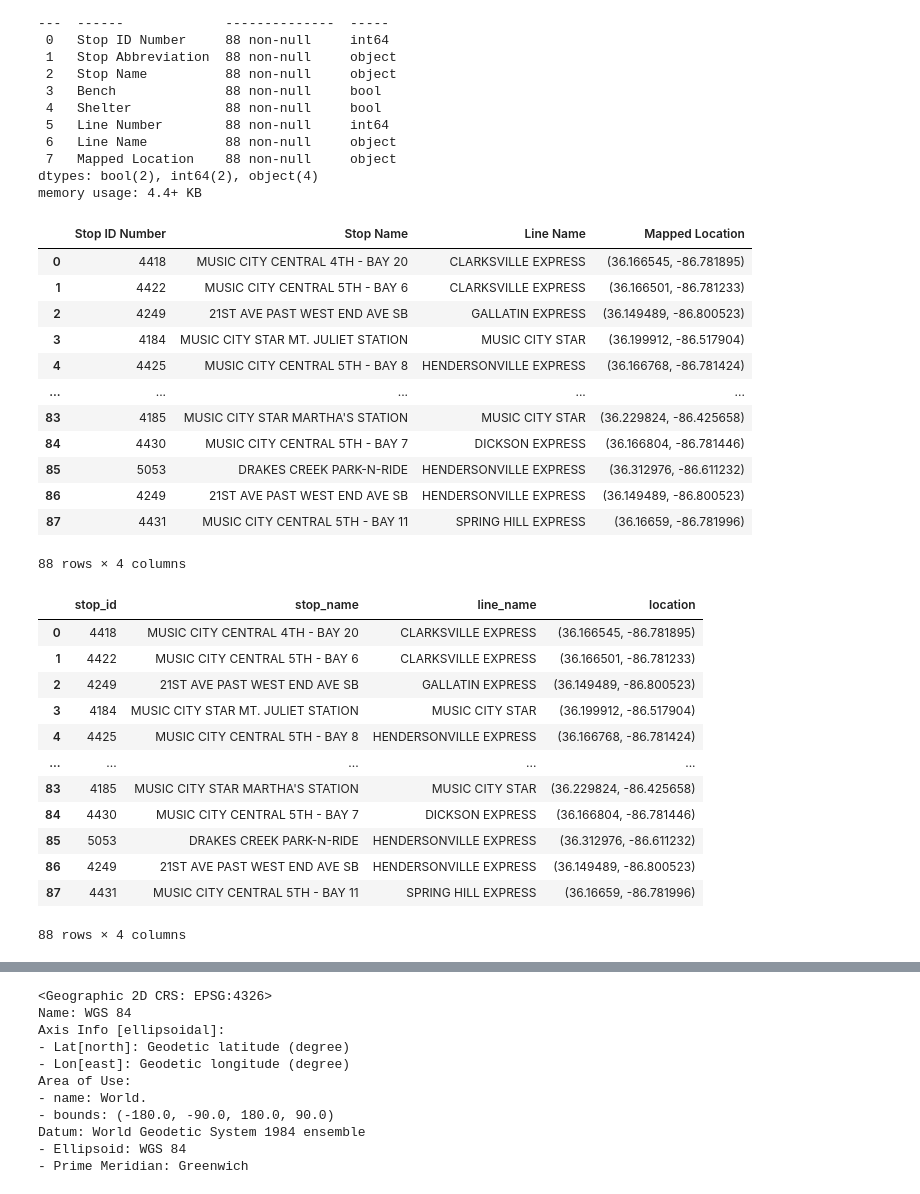
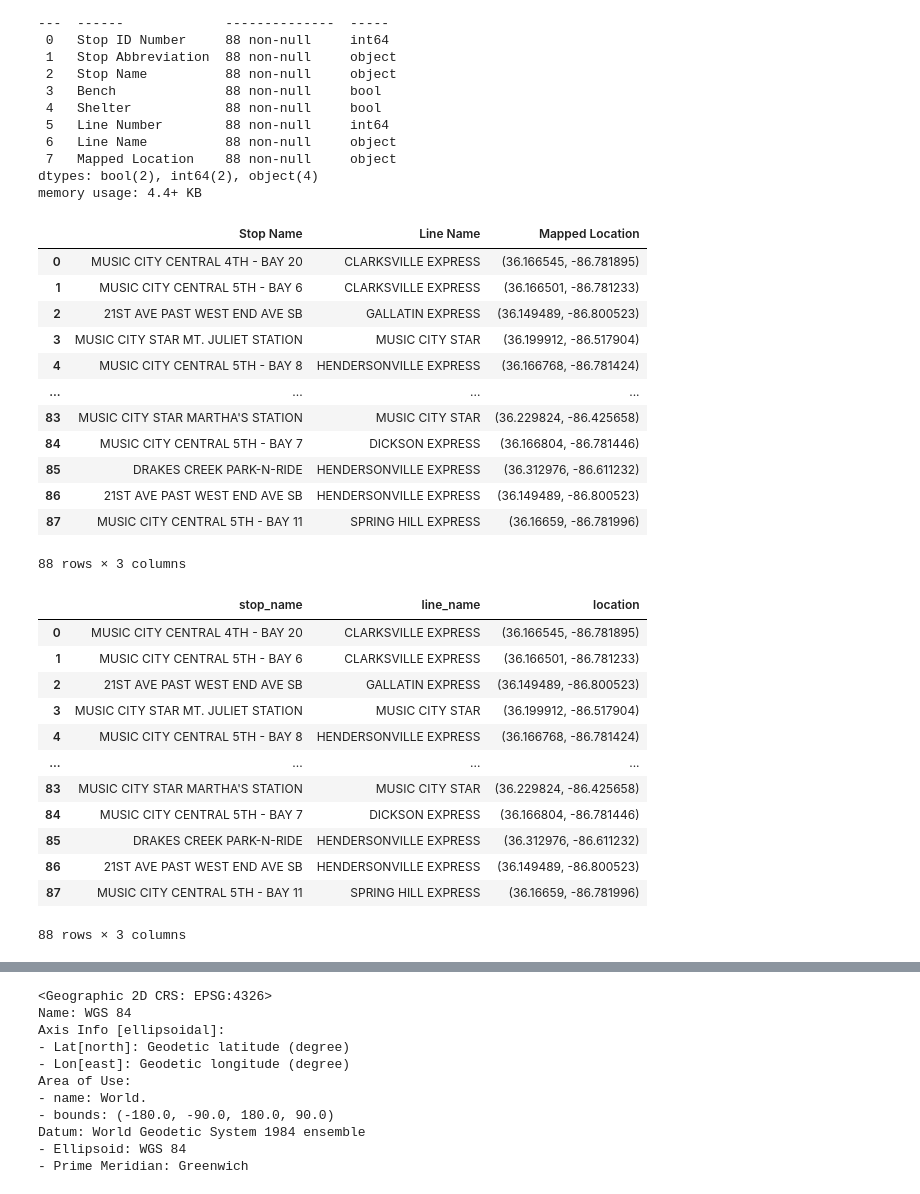
Before and after one commit to NSS-Data-Analytics-Cohort-10/scooters-group-1, a Jupyter notebook: notebooks/scooters_nb.ipynb, the cells around one changed output, grey strips where cells are left out. Saved outputs shown, nothing was run; the diff lists cells and outputs as text; code cells hidden in the pictures.

```diff
--- a/notebooks/scooters_nb.ipynb
+++ b/notebooks/scooters_nb.ipynb
@@ -298,0 +333,2 @@ trips.head()
+# %%
+pd.options.display.float_format = '{:.3f}'.format
@@ -368,37 +506,37 @@ Data columns (total 8 columns):
 dtypes: bool(2), int64(2), object(4)
 memory usage: 4.4+ KB
 # %%
-bus_stops=bus_stops.drop(columns=['Stop Abbreviation','Bench','Shelter','Line Number'])
+bus_stops=bus_stops.drop(columns=['Stop ID Number','Stop Abbreviation','Bench','Shelter','Line Number'])
 
 bus_stops
 # %% [output]
-|  | Stop ID Number | Stop Name | Line Name | Mapped Location |
-| 0 | 4418 | MUSIC CITY CENTRAL 4TH - BAY 20 | CLARKSVILLE EXPRESS | (36.166545, -86.781895) |
-| 1 | 4422 | MUSIC CITY CENTRAL 5TH - BAY 6 | CLARKSVILLE EXPRESS | (36.166501, -86.781233) |
-| 2 | 4249 | 21ST AVE PAST WEST END AVE SB | GALLATIN EXPRESS | (36.149489, -86.800523) |
-| 3 | 4184 | MUSIC CITY STAR MT. JULIET STATION | MUSIC CITY STAR | (36.199912, -86.517904) |
-| 4 | 4425 | MUSIC CITY CENTRAL 5TH - BAY 8 | HENDERSONVILLE EXPRESS | (36.166768, -86.781424) |
-| ... | ... | ... | ... | ... |
-| 83 | 4185 | MUSIC CITY STAR MARTHA'S STATION | MUSIC CITY STAR | (36.229824, -86.425658) |
-| 84 | 4430 | MUSIC CITY CENTRAL 5TH - BAY 7 | DICKSON EXPRESS | (36.166804, -86.781446) |
-| 85 | 5053 | DRAKES CREEK PARK-N-RIDE | HENDERSONVILLE EXPRESS | (36.312976, -86.611232) |
-| 86 | 4249 | 21ST AVE PAST WEST END AVE SB | HENDERSONVILLE EXPRESS | (36.149489, -86.800523) |
-| 87 | 4431 | MUSIC CITY CENTRAL 5TH - BAY 11 | SPRING HILL EXPRESS | (36.16659, -86.781996) |
+|  | Stop Name | Line Name | Mapped Location |
+| 0 | MUSIC CITY CENTRAL 4TH - BAY 20 | CLARKSVILLE EXPRESS | (36.166545, -86.781895) |
+| 1 | MUSIC CITY CENTRAL 5TH - BAY 6 | CLARKSVILLE EXPRESS | (36.166501, -86.781233) |
+| 2 | 21ST AVE PAST WEST END AVE SB | GALLATIN EXPRESS | (36.149489, -86.800523) |
+| 3 | MUSIC CITY STAR MT. JULIET STATION | MUSIC CITY STAR | (36.199912, -86.517904) |
+| 4 | MUSIC CITY CENTRAL 5TH - BAY 8 | HENDERSONVILLE EXPRESS | (36.166768, -86.781424) |
+| ... | ... | ... | ... |
+| 83 | MUSIC CITY STAR MARTHA'S STATION | MUSIC CITY STAR | (36.229824, -86.425658) |
+| 84 | MUSIC CITY CENTRAL 5TH - BAY 7 | DICKSON EXPRESS | (36.166804, -86.781446) |
+| 85 | DRAKES CREEK PARK-N-RIDE | HENDERSONVILLE EXPRESS | (36.312976, -86.611232) |
+| 86 | 21ST AVE PAST WEST END AVE SB | HENDERSONVILLE EXPRESS | (36.149489, -86.800523) |
+| 87 | MUSIC CITY CENTRAL 5TH - BAY 11 | SPRING HILL EXPRESS | (36.16659, -86.781996) |
-88 rows × 4 columns
+88 rows × 3 columns
 # %%
-bus_stops=bus_stops.rename(columns={'Stop ID Number':'stop_id','Stop Name':'stop_name','Line Name':'line_name','Mapped Location':'location'})
+bus_stops=bus_stops.rename(columns={'Stop Name':'stop_name','Line Name':'line_name','Mapped Location':'location'})
 bus_stops
 # %% [output]
-|  | stop_id | stop_name | line_name | location |
-| 0 | 4418 | MUSIC CITY CENTRAL 4TH - BAY 20 | CLARKSVILLE EXPRESS | (36.166545, -86.781895) |
-| 1 | 4422 | MUSIC CITY CENTRAL 5TH - BAY 6 | CLARKSVILLE EXPRESS | (36.166501, -86.781233) |
-| 2 | 4249 | 21ST AVE PAST WEST END AVE SB | GALLATIN EXPRESS | (36.149489, -86.800523) |
-| 3 | 4184 | MUSIC CITY STAR MT. JULIET STATION | MUSIC CITY STAR | (36.199912, -86.517904) |
-| 4 | 4425 | MUSIC CITY CENTRAL 5TH - BAY 8 | HENDERSONVILLE EXPRESS | (36.166768, -86.781424) |
-| ... | ... | ... | ... | ... |
-| 83 | 4185 | MUSIC CITY STAR MARTHA'S STATION | MUSIC CITY STAR | (36.229824, -86.425658) |
-| 84 | 4430 | MUSIC CITY CENTRAL 5TH - BAY 7 | DICKSON EXPRESS | (36.166804, -86.781446) |
-| 85 | 5053 | DRAKES CREEK PARK-N-RIDE | HENDERSONVILLE EXPRESS | (36.312976, -86.611232) |
-| 86 | 4249 | 21ST AVE PAST WEST END AVE SB | HENDERSONVILLE EXPRESS | (36.149489, -86.800523) |
-| 87 | 4431 | MUSIC CITY CENTRAL 5TH - BAY 11 | SPRING HILL EXPRESS | (36.16659, -86.781996) |
+|  | stop_name | line_name | location |
+| 0 | MUSIC CITY CENTRAL 4TH - BAY 20 | CLARKSVILLE EXPRESS | (36.166545, -86.781895) |
+| 1 | MUSIC CITY CENTRAL 5TH - BAY 6 | CLARKSVILLE EXPRESS | (36.166501, -86.781233) |
+| 2 | 21ST AVE PAST WEST END AVE SB | GALLATIN EXPRESS | (36.149489, -86.800523) |
+| 3 | MUSIC CITY STAR MT. JULIET STATION | MUSIC CITY STAR | (36.199912, -86.517904) |
+| 4 | MUSIC CITY CENTRAL 5TH - BAY 8 | HENDERSONVILLE EXPRESS | (36.166768, -86.781424) |
+| ... | ... | ... | ... |
+| 83 | MUSIC CITY STAR MARTHA'S STATION | MUSIC CITY STAR | (36.229824, -86.425658) |
+| 84 | MUSIC CITY CENTRAL 5TH - BAY 7 | DICKSON EXPRESS | (36.166804, -86.781446) |
+| 85 | DRAKES CREEK PARK-N-RIDE | HENDERSONVILLE EXPRESS | (36.312976, -86.611232) |
+| 86 | 21ST AVE PAST WEST END AVE SB | HENDERSONVILLE EXPRESS | (36.149489, -86.800523) |
+| 87 | MUSIC CITY CENTRAL 5TH - BAY 11 | SPRING HILL EXPRESS | (36.16659, -86.781996) |
-88 rows × 4 columns
+88 rows × 3 columns
```
Also changed, not shown: parts of 66 cells of this notebook.
